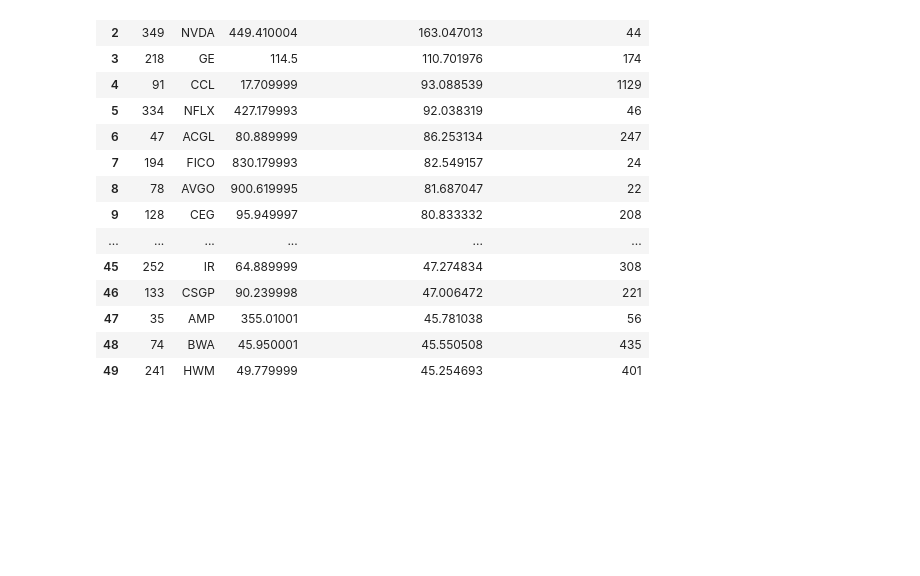
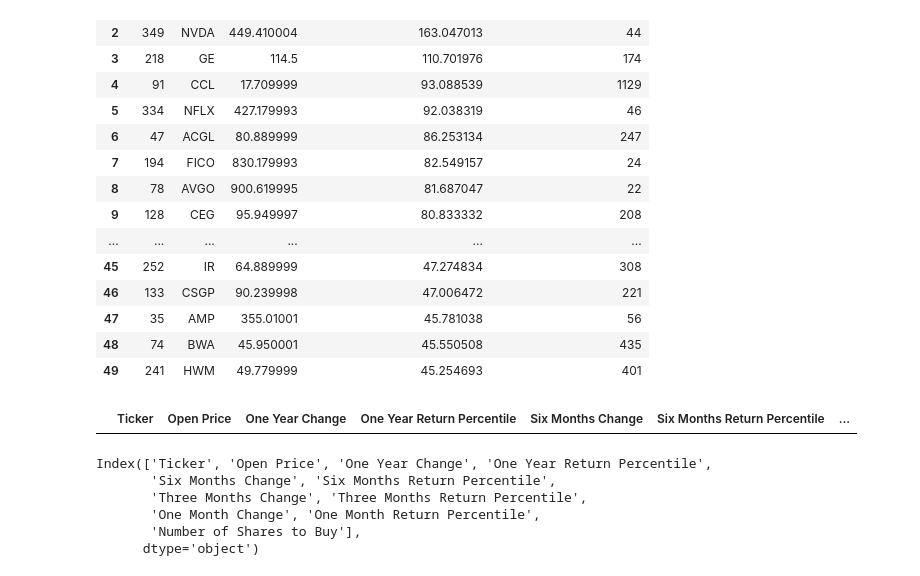
Before and after one commit to Goureesh-20/Quantitative-Momentum-Stratergy, a Jupyter notebook: QMStratergy.ipynb, the cells around one changed output. Drawn from its saved outputs; the diff is of its cells as text; code cells hidden in the pictures; blank space fills up the shorter version.

```diff
--- a/QMStratergy.ipynb
+++ b/QMStratergy.ipynb
@@ -134,0 +166,15 @@ results_df1
+# %%
+# Load the list of tickers from the CSV file (assuming 'tickers.csv' contains the tickers in the first column)
+tickers_df = pd.read_csv('s&p500.csv')
+tickers = tickers_df.iloc[:, 0]
+
+# Create a new DataFrame to store the results
+results_df = pd.DataFrame(columns=['Ticker', 'Open Price',
+                        'One Year Change',"One Year Return Percentile",
+                        'Six Months Change',"Six Months Return Percentile",
+                        'Three Months Change',"Three Months Return Percentile",
+                        'One Month Change',"One Month Return Percentile",
+                        'Number of Shares to Buy'])
+results_df
+# %% [output]
+|  | Ticker | Open Price | One Year Change | One Year Return Percentile | Six Months Change | Six Months Return Percentile | ... |
@@ -134,0 +223,10 @@ results_df1
+# %%
+#hqm_df = hqm_df.iloc[:, :-9]
+hqm_df.columns
+# %% [output]
+Index(['Ticker', 'Open Price', 'One Year Change', 'One Year Return Percentile',
+       'Six Months Change', 'Six Months Return Percentile',
+       'Three Months Change', 'Three Months Return Percentile',
+       'One Month Change', 'One Month Return Percentile',
+       'Number of Shares to Buy'],
+      dtype='object')
```
Also changed, not shown: parts of 11 cells of this notebook, 1 other file.
